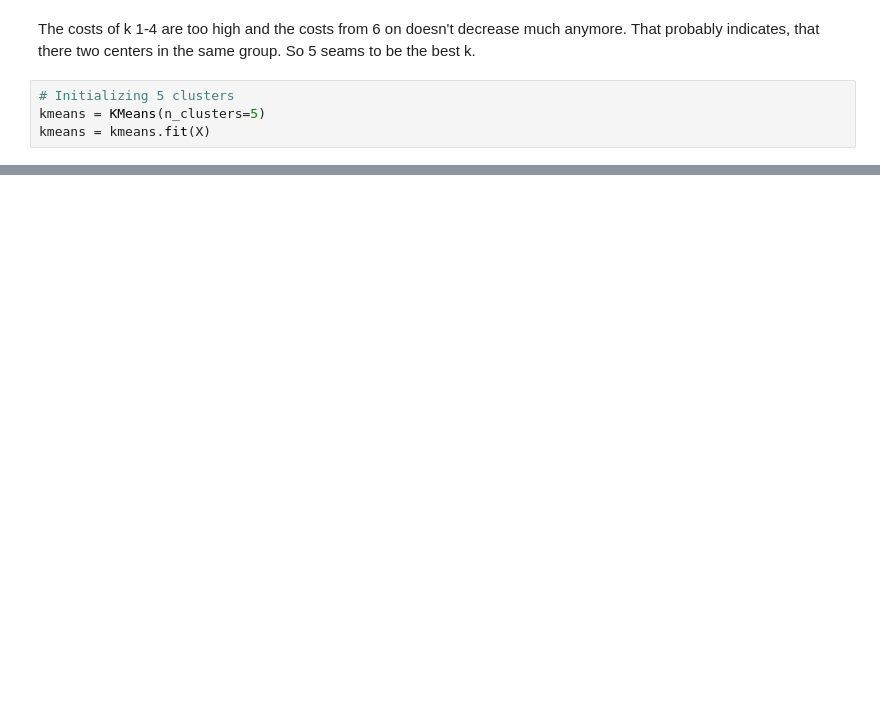
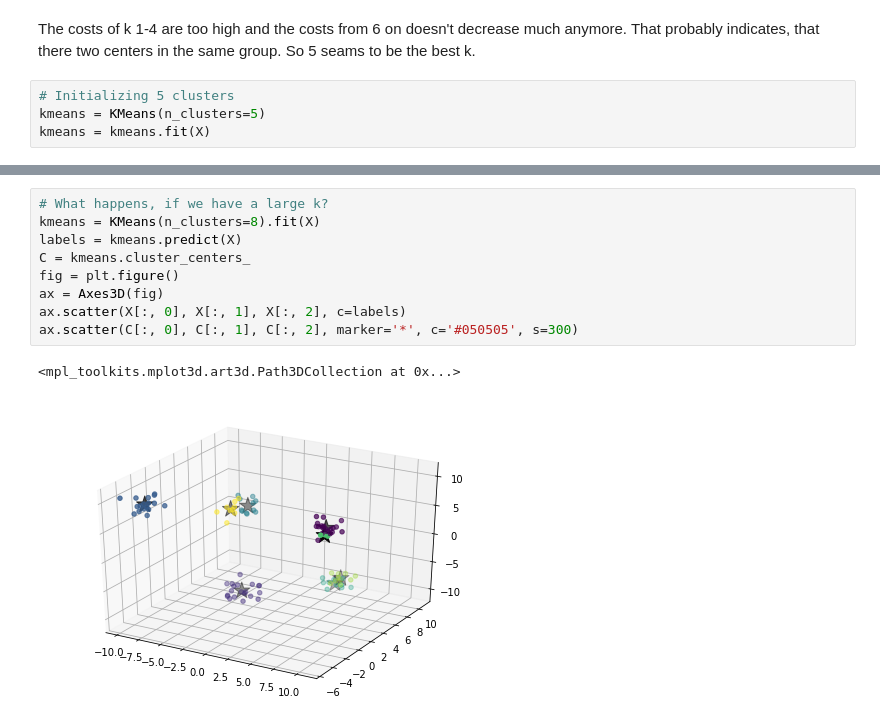
Before and after one commit to UrsulaK/python_playground, a Jupyter notebook: k_means_exercise.ipynb, the cells around one changed output, grey strips where cells are left out. Drawn from its saved outputs; the diff is of its cells as text; blank space fills up the shorter version.

Commit message:
kmeans

```diff
--- a/k_means_exercise.ipynb
+++ b/k_means_exercise.ipynb
@@ -109,3 +109,15 @@ sorted(b,key=lambda x: x[3])
  array([ 4.80975417,  7.65750794, -8.53883658,  4.        ]),
  array([ 2.97956363,  8.84969844, -7.7870634 ,  4.        ]),
  array([  2.97975122,  10.77278272, -10.09314276,   4.        ])]
+# %%
+# What happens, if we have a large k?
+kmeans = KMeans(n_clusters=8).fit(X)
+labels = kmeans.predict(X)
+C = kmeans.cluster_centers_
+fig = plt.figure()
+ax = Axes3D(fig)
+ax.scatter(X[:, 0], X[:, 1], X[:, 2], c=labels)
+ax.scatter(C[:, 0], C[:, 1], C[:, 2], marker='*', c='#050505', s=300)
+# %% [output]
+<mpl_toolkits.mplot3d.art3d.Path3DCollection at 0x...>
+[figure, added]
```
Also changed, not shown: parts of 9 cells of this notebook.
